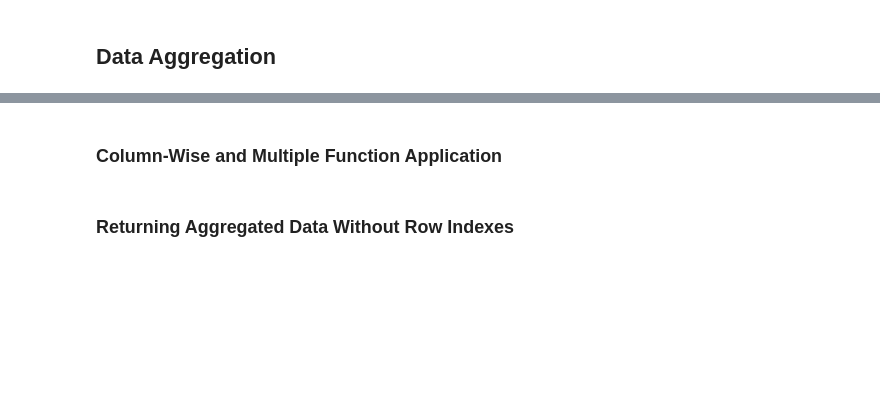
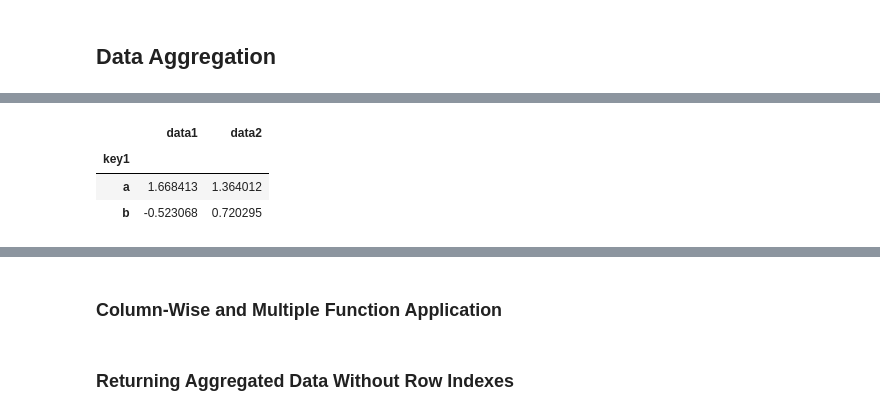
Before and after one commit to chan-prk/pydata-book, a Jupyter notebook: ch10.ipynb, the cells around one changed output, grey strips where cells are left out. Drawn from its saved outputs; the diff is of its cells as text; code cells hidden in the pictures; blank space fills up the shorter version.

```diff
--- a/ch10.ipynb
+++ b/ch10.ipynb
@@ -317,3 +444,12 @@ grouped['data1'].quantile(0.9)
+# %%
+#ลองเอง
+# columns are retained ทำทีละกรุป กรุปที่ key1 == 'a' ทำทุกๆคอลัมน์ ต่อมา กรุปที่ key1 == 'b' ทำทุกๆคอลัมน์
+grouped.quantile(0.9)
+# %% [output]
+|  | data1 | data2 |
+| key1 |  |  |
+| a | 1.668413 | 1.364012 |
+| b | -0.523068 | 0.720295 |
 # %%
 def peak_to_peak(arr):
     return arr.max() - arr.min()
```
Also changed, not shown: parts of 19 cells of this notebook, 2 other files.
